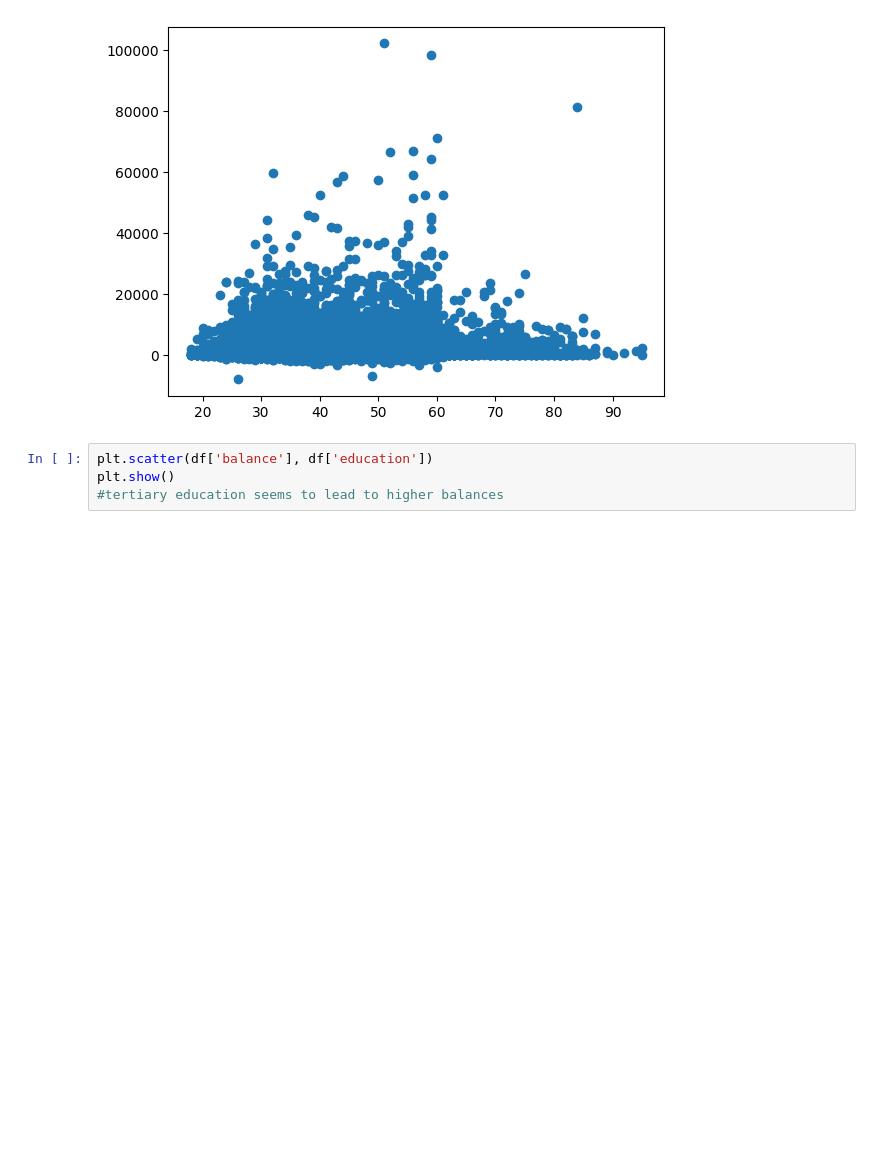
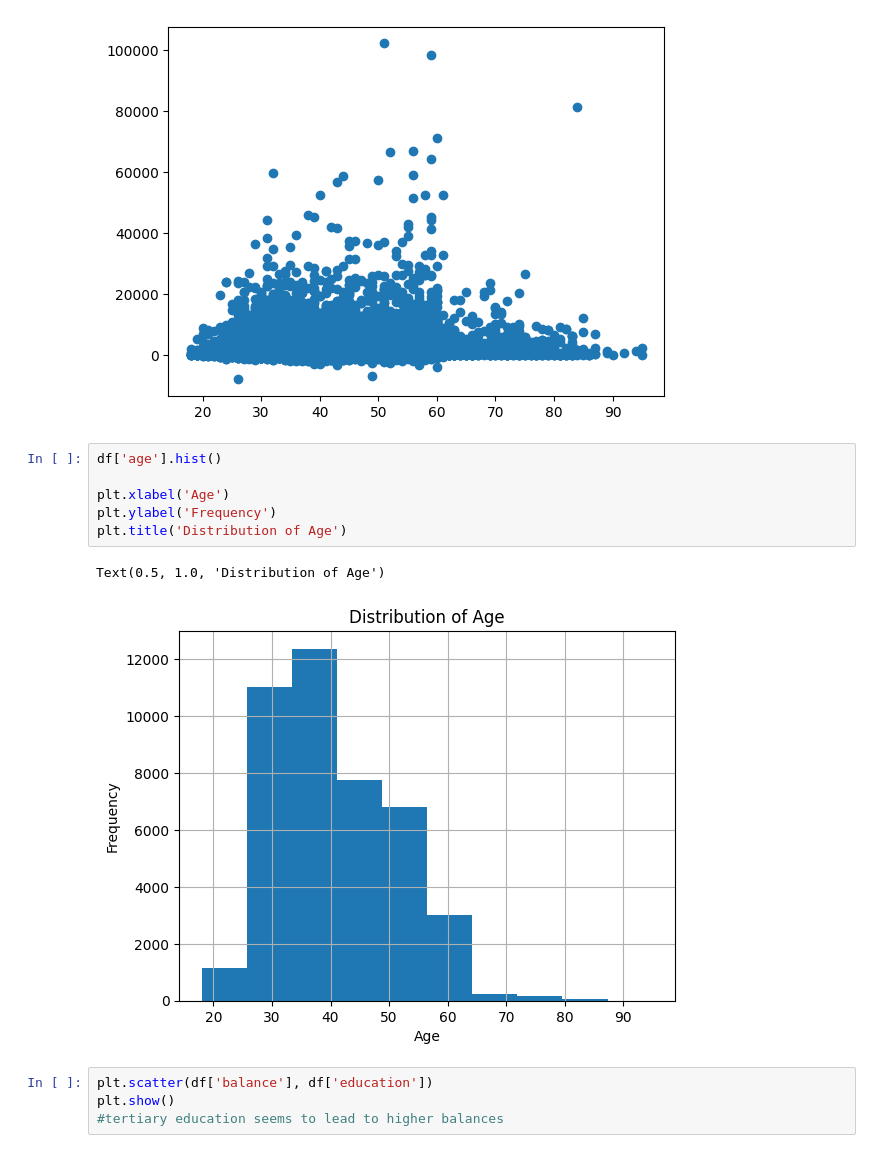
Before and after one commit to BKhaleque/BankCustomerClustering, a Jupyter notebook: Clustering.ipynb, the cells around one changed output. Drawn from its saved outputs; the diff is of its cells as text; blank space fills up the shorter version.

```diff
--- a/Clustering.ipynb
+++ b/Clustering.ipynb
@@ -128,6 +128,15 @@ plt.show()
 #looks like no direct correlation against age and balance
 # %% [output]
 [figure]
+# %%
+df['age'].hist()
+
+plt.xlabel('Age')
+plt.ylabel('Frequency')
+plt.title('Distribution of Age')
+# %% [output]
+Text(0.5, 1.0, 'Distribution of Age')
+[figure, added]
 # %%
 plt.scatter(df['balance'], df['education'])
 plt.show()
```
Also changed, not shown: parts of 2 cells of this notebook, 1 other file.
